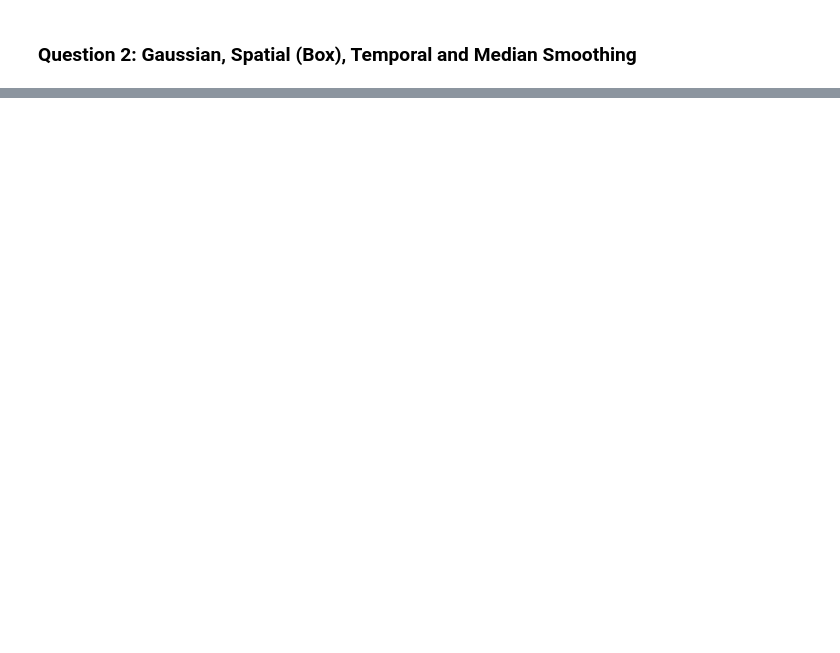
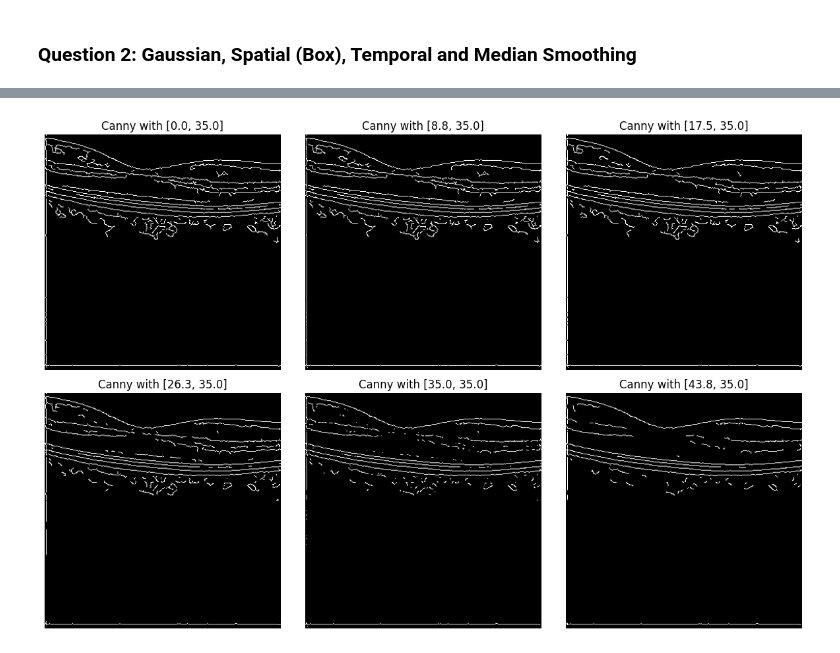
Before and after one commit to leephilipx/intelligent-system-design, a Jupyter notebook: part2/final_q2.ipynb, the cells around one changed output, grey strips where cells are left out. Cells and saved outputs as stored; diff of their text form; code cells hidden in the pictures; blank space fills up the shorter version.

```diff
--- a/part2/final_q2.ipynb
+++ b/part2/final_q2.ipynb
@@ -59,0 +112,21 @@ IndexError: list index out of range
+# %%
+sigma = 1.5
+
+# Canny Parameters Experiments with varying lower threshold values
+lower_values = np.round(np.arange(0.00, 0.3, 0.05) * temporal.max(), 1)
+upper = np.round(0.20 * temporal.max())
+canny_list = []
+for lower in lower_values:
+    temporal_c = cv2.GaussianBlur(temporal_img, (0, 0), sigma)
+    temporal_c = cv2.Canny(temporal_c, lower, upper, 3)
+    canny_list.append(temporal_c)
+
+images = [[canny_list[0], canny_list[1], canny_list[2]], [canny_list[3], canny_list[4], canny_list[5]]]
+titles = [[f'Canny with [{lower_values[0]}, {upper}]', f'Canny with [{lower_values[1]}, {upper}]',
+           f'Canny with [{lower_values[2]}, {upper}]'],
+          [f'Canny with [{lower_values[3]}, {upper}]', f'Canny with [{lower_values[4]}, {upper}]',
+           f'Canny with [{lower_values[5]}, {upper}]']]
+
+plot_images(images, titles, dpi=100)
+# %% [output]
+[figure, added]
```
Also changed, not shown: parts of 6 cells of this notebook, 4 other files.
